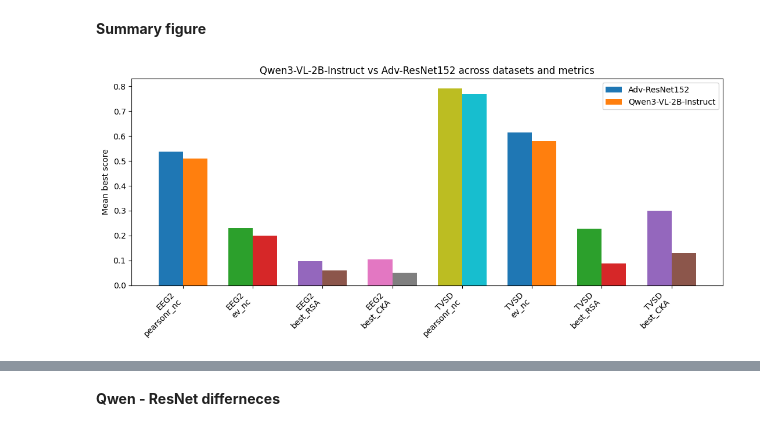
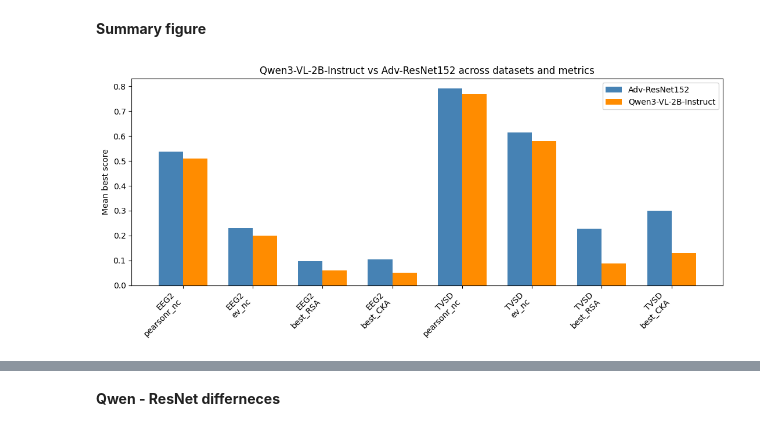
Before and after one commit to martiiiina/NX-414, a Jupyter notebook: project/nx414_project_2026 (3).ipynb, the cells around one changed output, grey strips where cells are left out. Cells and saved outputs as stored; diff of their text form; code cells hidden in the pictures.

```diff
--- a/project/nx414_project_2026 (3).ipynb
+++ b/project/nx414_project_2026 (3).ipynb
@@ -3855,24 +3861,10 @@ display(best_scores_27)
 # %% [markdown]
 **Summary figure**
 # %%
-summary_for_plot_27 = (
-    best_scores_27
-    .groupby(["dataset", "model"], as_index=False)[
-        ["pearsonr_nc", "ev_nc", "best_RSA", "best_CKA"]
-    ]
-    .mean()
-)
-
-plot_df_27 = summary_for_plot_27.melt(
-    id_vars=["dataset", "model"],
-    value_vars=["pearsonr_nc", "ev_nc", "best_RSA", "best_CKA"],
-    var_name="metric",
-    value_name="score"
-)
-
-models = ["Adv-ResNet152", "Qwen3-VL-2B-Instruct"]
-datasets = ["EEG2", "TVSD"]
-metrics = ["pearsonr_nc", "ev_nc", "best_RSA", "best_CKA"]
+model_colors = {
+    "Adv-ResNet152": "steelblue",
+    "Qwen3-VL-2B-Instruct": "darkorange"
+}
 
 fig, ax = plt.subplots(figsize=(11, 5))
 
@@ -3882,32 +3874,33 @@ x_labels = []
 pos = 0
 
 for ds in datasets:
     for metric in metrics:
         for i, model in enumerate(models):
             score = plot_df_27[
                 (plot_df_27["dataset"] == ds) &
                 (plot_df_27["metric"] == metric) &
                 (plot_df_27["model"] == model)
             ]["score"].values
 
             if len(score) > 0:
                 ax.bar(
                     pos + (i - 0.5) * width,
                     score[0],
                     width,
-                    label=model if pos == 0 else ""
+                    label=model if pos == 0 else "",
+                    color=model_colors[model]
                 )
 
         x_positions.append(pos)
         x_labels.append(f"{ds}\n{metric}")
         pos += 1
 
 ax.set_xticks(x_positions)
 ax.set_xticklabels(x_labels, rotation=45, ha="right")
 ax.set_ylabel("Mean best score")
 ax.set_title("Qwen3-VL-2B-Instruct vs Adv-ResNet152 across datasets and metrics")
 ax.legend()
 plt.tight_layout()
 plt.show()
 # %% [output]
-[figure, old version]
+[figure, new version]
```
Also changed, not shown: parts of 3 cells of this notebook, 2 other files.
